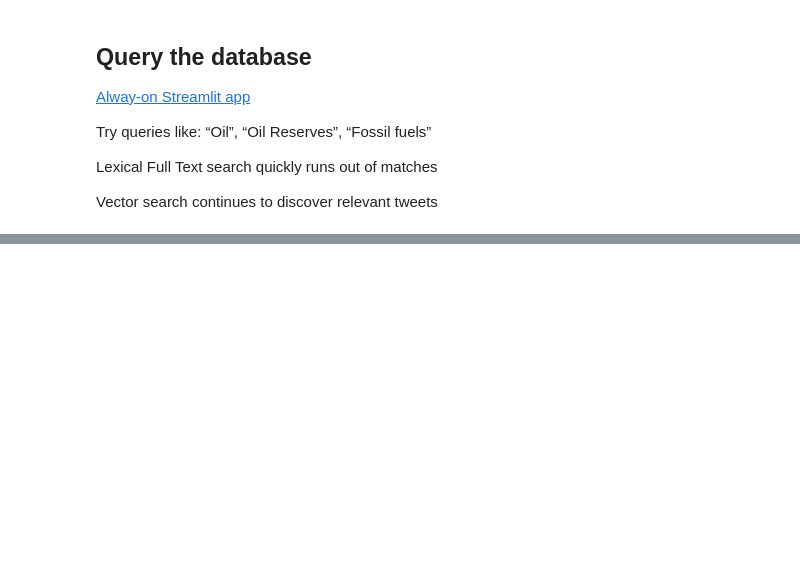
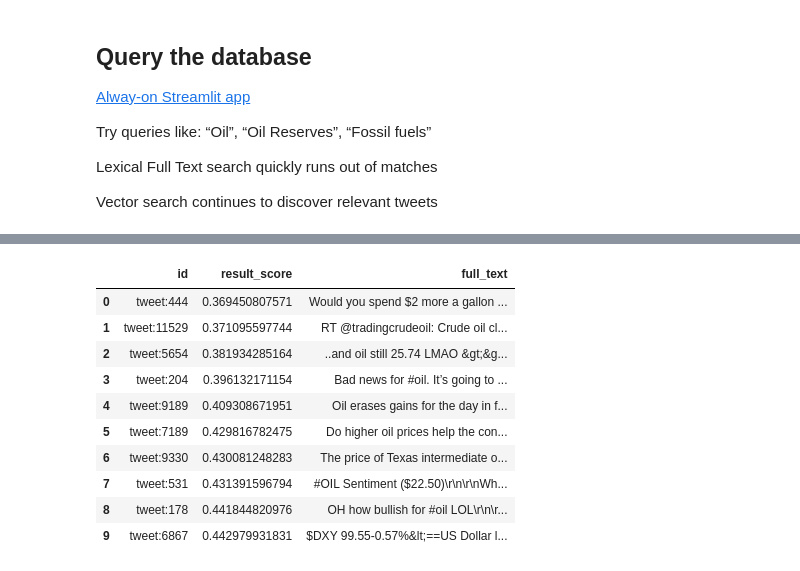
Before and after one commit to antonum/Redis-VSS-Streamlit, a Jupyter notebook: vector_embeddings_redis.ipynb, the cells around one changed output, grey strips where cells are left out. Saved outputs shown, nothing was run; the diff lists cells and outputs as text; code cells hidden in the pictures; blank space fills up the shorter version.

```diff
--- a/vector_embeddings_redis.ipynb
+++ b/vector_embeddings_redis.ipynb
@@ -36,3 +75,5 @@ model = SentenceTransformer('sentence-transformers/all-distilroberta-v1')
+# %%
+model = SentenceTransformer('sentence-transformers/all-MiniLM-L6-v2')
 # %% [markdown]
 Download 12k+ tweets
 # %%
@@ -130,17 +170,4 @@ redis-stack-server --daemonize yes
 # %%
-# make sure to enter your values here!!!
-#host = "redis-18900.c73.us-east-1-2.ec2.cloud.redislabs.com"
-#port = 18900
-#pwd="sDv0puwA3oMXNBe3e8gdcBQtYXXXXX"
-
-host = "localhost"
-port = 6379
-pwd=""
-
-
-# connect to Redis
-redis = Redis(host=host, port=port, password=pwd)
-
 # clear Redis database (optional)
 redis.flushdb()
 
@@ -148,6 +175,6 @@ redis.flushdb()
 create_redis_index(redis)
 
 # load data from Dataframe to Redis HASH
-df_to_redis_hash(redis,df,key="tweet", pipesize=100)
+load_dataframe(redis,df,key_prefix="tweet", pipe_size=100)
 # %% [output]
 no index found
@@ -164,7 +201,7 @@ Lexical Full Text search quickly runs out of matches
 
 Vector search continues to discover relevant tweets
 # %%
-user_query="oil down"
+user_query="oil price"
 # queries to try "oil reserve", "fossil fuels"
 # %%
 #using Full Text Index
@@ -176,10 +228,23 @@ res_df
 # %%
 #using Vector Similarity Index
-query_vector=model.encode(user_query).astype(np.float32).tobytes()
-q = Query("*=>[KNN 10 @text_embeddings $vector AS result_score]")\
-                .return_fields("result_score","text")\
+query_vector=text_to_embedding(user_query)
+q = Query("*=>[KNN 10 @text_embedding $vector AS result_score]")\
+                .return_fields("result_score","full_text")\
                 .dialect(2)\
                 .sort_by("result_score", True)
 res = redis.ft("tweet:idx").search(q, query_params={"vector": query_vector})
+#print(res)
 res_df = pd.DataFrame([t.__dict__ for t in res.docs ]).drop(columns=["payload"])
 res_df
+# %% [output]
+|  | id | result_score | full_text |
+| 0 | tweet:444 | 0.369450807571 | Would you spend $2 more a gallon ... |
+| 1 | tweet:11529 | 0.371095597744 | RT @tradingcrudeoil: Crude oil cl... |
+| 2 | tweet:5654 | 0.381934285164 | ..and oil still 25.74 LMAO &gt;&g... |
+| 3 | tweet:204 | 0.396132171154 | Bad news for #oil. It’s going to ... |
+| 4 | tweet:9189 | 0.409308671951 | Oil erases gains for the day in f... |
+| 5 | tweet:7189 | 0.429816782475 | Do higher oil prices help the con... |
+| 6 | tweet:9330 | 0.430081248283 | The price of Texas intermediate o... |
+| 7 | tweet:531 | 0.431391596794 | #OIL Sentiment ($22.50)\r\n\r\nWh... |
+| 8 | tweet:178 | 0.441844820976 | OH how bullish for #oil LOL\r\n\r... |
+| 9 | tweet:6867 | 0.442979931831 | $DXY 99.55-0.57%&lt;==US Dollar l... |
```
Also changed, not shown: parts of 21 cells of this notebook.
